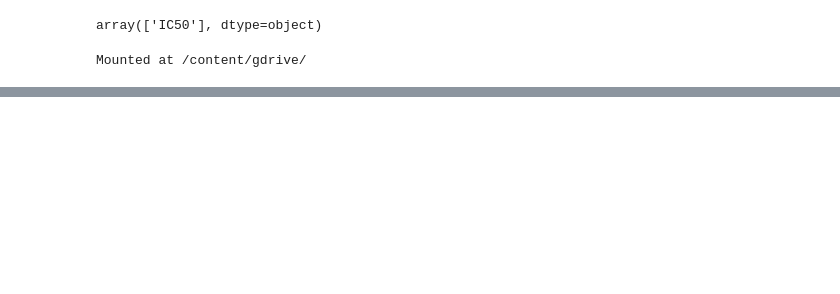
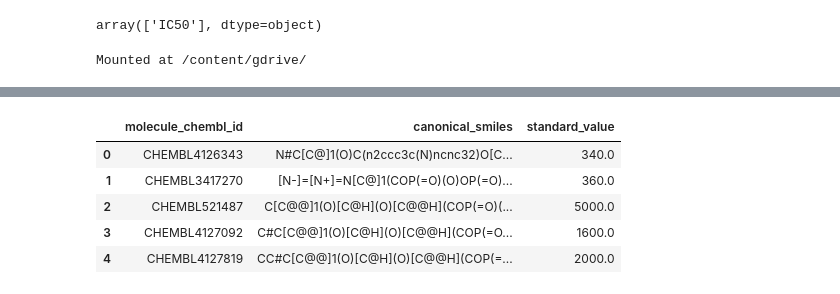
Before and after one commit to galib96/drug-discovery-ml, a Jupyter notebook: Bioinformatics_Drug_Discovery_Using_Machine_Learning.ipynb, the cells around one changed output, grey strips where cells are left out. Cells and saved outputs as stored; diff of their text form; code cells hidden in the pictures; blank space fills up the shorter version.

```diff
--- a/Bioinformatics_Drug_Discovery_Using_Machine_Learning.ipynb
+++ b/Bioinformatics_Drug_Discovery_Using_Machine_Learning.ipynb
@@ -102,10 +102,17 @@ df_clean.head()
 | 3 | None | 18297489 | [] | CHEMBL4123982 | Inhibition of Dengue virus RdRp a... | B | ... |
 | 4 | None | 18297490 | [] | CHEMBL4123982 | Inhibition of Dengue virus RdRp a... | B | ... |
 # %%
-selection = ['molecule_chemble_id','canonical_smiles','standard_value']
+selection = ['molecule_chembl_id','canonical_smiles','standard_value']
 df_activity = df_clean[selection]
 
 df_activity.head()
+# %% [output]
+|  | molecule_chembl_id | canonical_smiles | standard_value |
+| 0 | CHEMBL4126343 | N#C[C@]1(O)C(n2ccc3c(N)ncnc32)O[C... | 340.0 |
+| 1 | CHEMBL3417270 | [N-]=[N+]=N[C@]1(COP(=O)(O)OP(=O)... | 360.0 |
+| 2 | CHEMBL521487 | C[C@@]1(O)[C@H](O)[C@@H](COP(=O)(... | 5000.0 |
+| 3 | CHEMBL4127092 | C#C[C@@]1(O)[C@H](O)[C@@H](COP(=O... | 1600.0 |
+| 4 | CHEMBL4127819 | CC#C[C@@]1(O)[C@H](O)[C@@H](COP(=... | 2000.0 |
 # %%
 def activity_classifier(sv):
 
```
Also changed, not shown: parts of 6 cells of this notebook.
